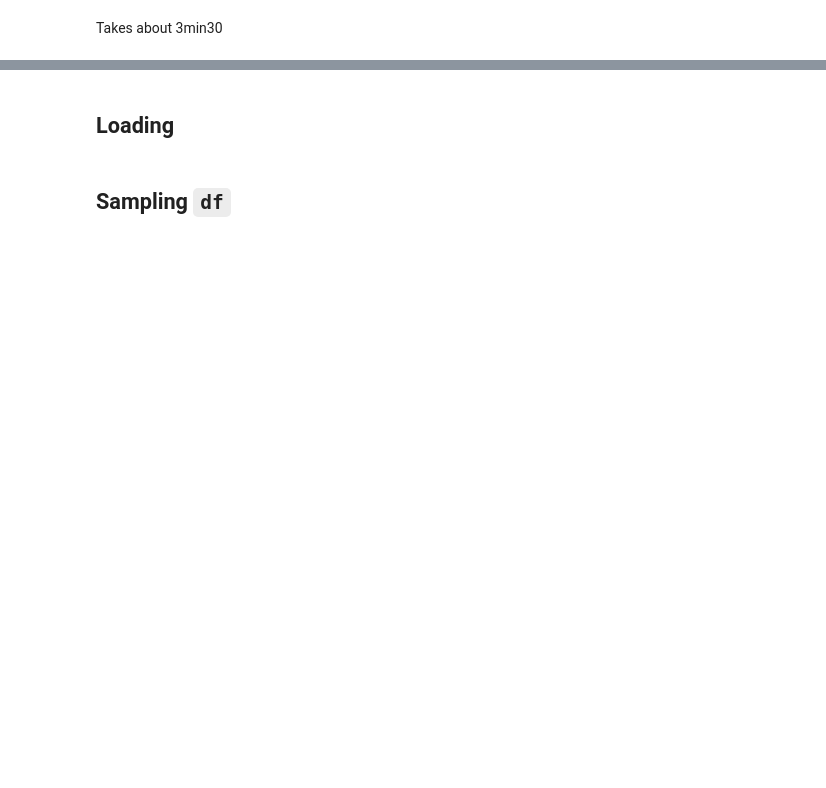
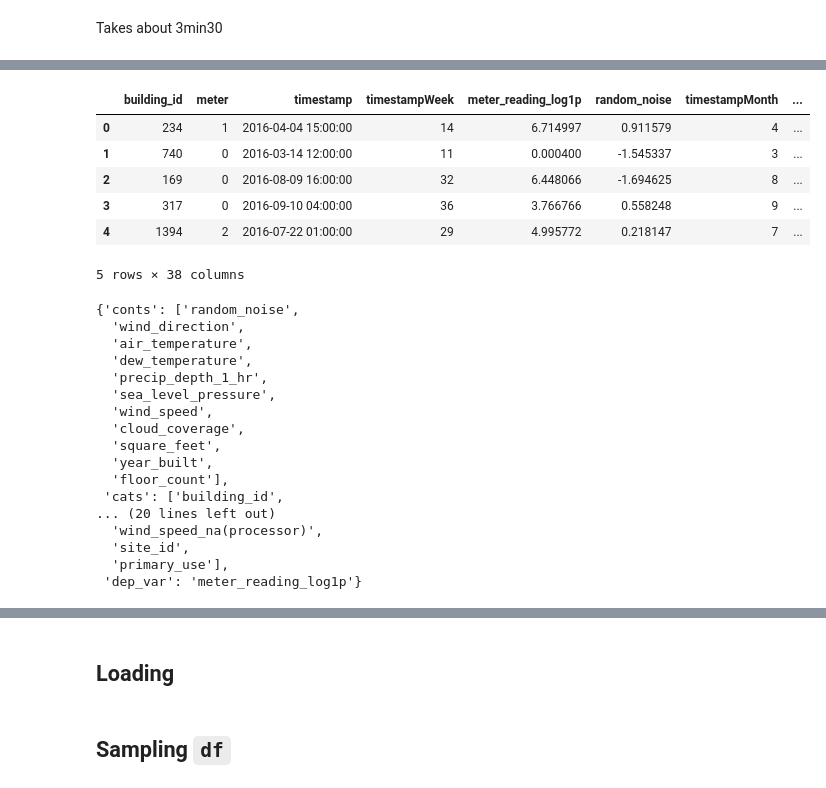
Before and after one commit to eschmidt42/ashrae, a Jupyter notebook: nbs/all_meters_one_model.ipynb, the cells around one changed output, grey strips where cells are left out. Drawn from its saved outputs; the diff is of its cells as text; code cells hidden in the pictures; blank space fills up the shorter version.

```diff
--- a/nbs/all_meters_one_model.ipynb
+++ b/nbs/all_meters_one_model.ipynb
@@ -66,10 +79,12 @@ tfms_config = {
 #     'add_dep_var_stats':{},
     'add_random_noise_features':{},
     'add_time_features':{},
+#     'add_polar_transformed_features_multiple_cols':{'cols':['timestampHour', 'timestampDayofyear'], 'bounds':[(0,24), (1,365)]}},
     'add_weather_features':{'fix_time_offset':True,
                             'add_na_indicators':True,
                             'impute_nas':True},
     'add_building_features':{},
+    'convert_kBTU_to_kWh':{},
 #     'add_onehot_encoded':{},
 }
 
@@ -83,3 +98,4 @@ df_test, _ = processor(ashrae_data['meter_test'], tfms_configs=tfms_config,
                          df_weather=ashrae_data['weather_test'],
                          df_building=ashrae_data['building'])
 df_test = preprocessing.align_test(df, var_names, df_test)
+# %% [output]
@@ -85,0 +113,24 @@ df_test = preprocessing.align_test(df, var_names, df_test)
+|  | building_id | meter | timestamp | timestampWeek | meter_reading_log1p | random_noise | timestampMonth | ... |
+| 0 | 234 | 1 | 2016-04-04 15:00:00 | 14 | 6.714997 | 0.911579 | 4 | ... |
+| 1 | 740 | 0 | 2016-03-14 12:00:00 | 11 | 0.000400 | -1.545337 | 3 | ... |
+| 2 | 169 | 0 | 2016-08-09 16:00:00 | 32 | 6.448066 | -1.694625 | 8 | ... |
+| 3 | 317 | 0 | 2016-09-10 04:00:00 | 36 | 3.766766 | 0.558248 | 9 | ... |
+| 4 | 1394 | 2 | 2016-07-22 01:00:00 | 29 | 4.995772 | 0.218147 | 7 | ... |
+5 rows × 38 columns
+{'conts': ['random_noise',
+  'wind_direction',
+  'air_temperature',
+  'dew_temperature',
+  'precip_depth_1_hr',
+  'sea_level_pressure',
+  'wind_speed',
+  'cloud_coverage',
+  'square_feet',
+  'year_built',
+  'floor_count'],
+ 'cats': ['building_id',
+... (20 lines left out)
+  'wind_speed_na(processor)',
+  'site_id',
+  'primary_use'],
+ 'dep_var': 'meter_reading_log1p'}
```
Also changed, not shown: parts of 19 cells of this notebook.
